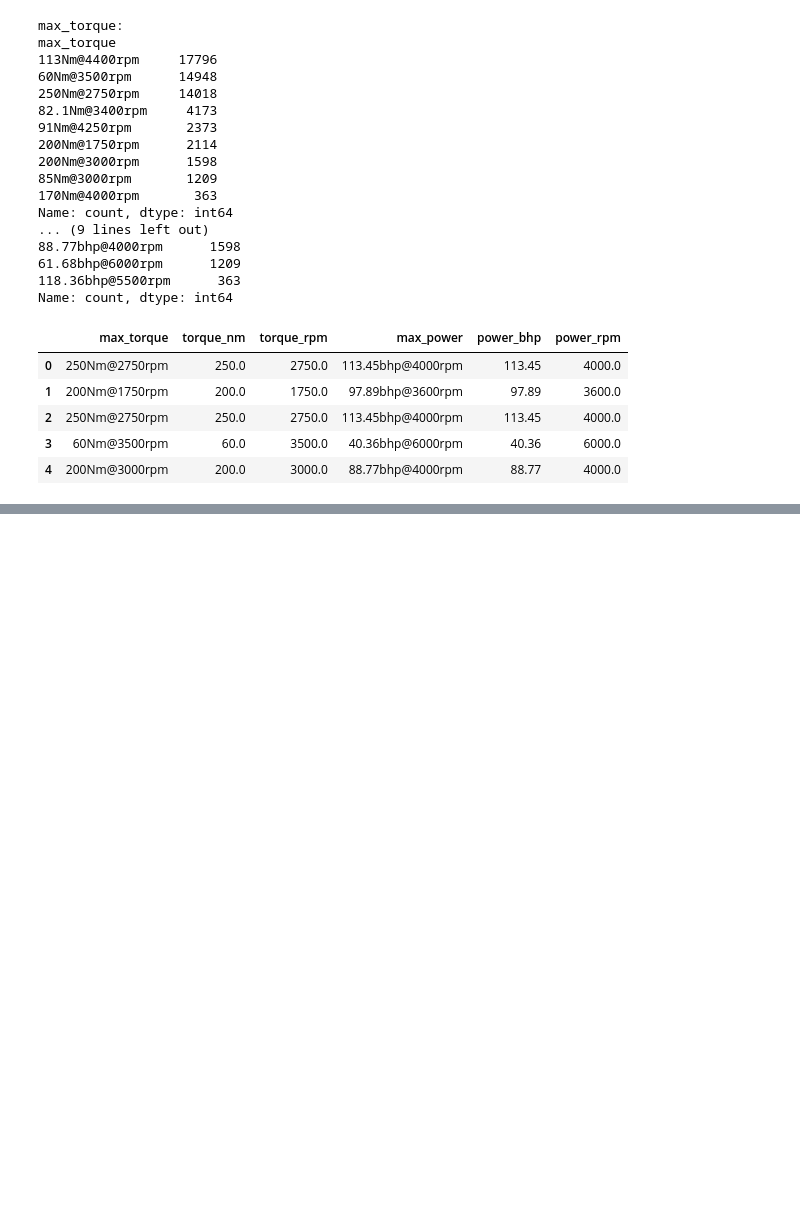
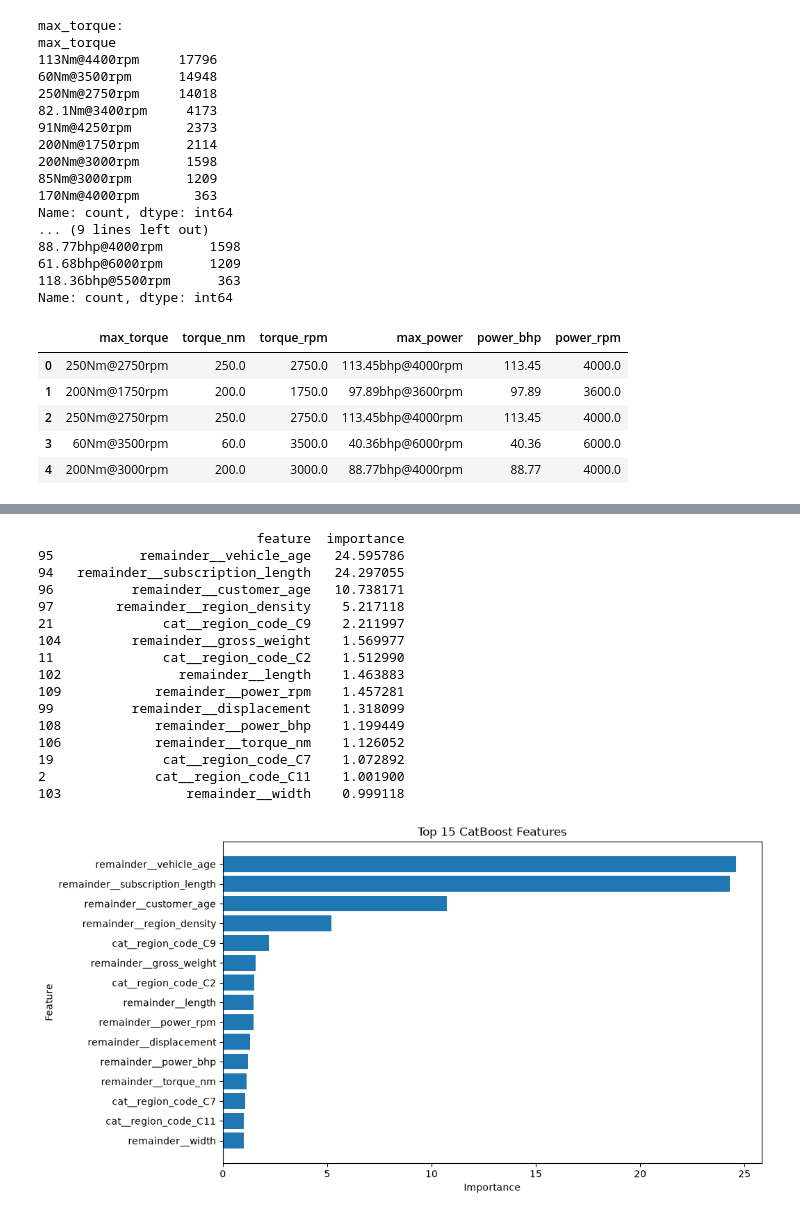
Before and after one commit to priyanshu-sahani-10/PolicyGuard, a Jupyter notebook: ml/insurance_claim_prediction.ipynb, the cells around one changed output, grey strips where cells are left out. Drawn from its saved outputs; the diff is of its cells as text; code cells hidden in the pictures; blank space fills up the shorter version.

```diff
--- a/ml/insurance_claim_prediction.ipynb
+++ b/ml/insurance_claim_prediction.ipynb
@@ -316,0 +335,4 @@ df[[
+# %%
+df = df.drop(columns=["policy_id"])
+
+print("Dataset shape:", df.shape)
@@ -316,0 +456,17 @@ df[[
+# %%
+from catboost import CatBoostClassifier
+
+cat_model = CatBoostClassifier(
+    iterations=300,
+    depth=6,
+    learning_rate=0.05,
+    loss_function="Logloss",
+    eval_metric="AUC",
+    verbose=False,
+    random_seed=42,
+    auto_class_weights="Balanced"
+)
+
+cat_model.fit(X_train_encoded, y_train)
+
+print("CatBoost training completed.")
@@ -316,0 +667,41 @@ df[[
+# %%
+import pandas as pd
+import matplotlib.pyplot as plt
+
+# Get feature names after one-hot encoding
+feature_names = preprocessor.get_feature_names_out()
+
+importance_df = pd.DataFrame({
+    "feature": feature_names,
+    "importance": cat_model.feature_importances_
+}).sort_values("importance", ascending=False)
+
+print(importance_df.head(15))
+
+plt.figure(figsize=(10, 6))
+plt.barh(
+    importance_df.head(15)["feature"][::-1],
+    importance_df.head(15)["importance"][::-1]
+)
+plt.xlabel("Importance")
+plt.ylabel("Feature")
+plt.title("Top 15 CatBoost Features")
+plt.show()
+# %% [output]
+                            feature  importance
+95           remainder__vehicle_age   24.595786
+94   remainder__subscription_length   24.297055
+96          remainder__customer_age   10.738171
+97        remainder__region_density    5.217118
+21              cat__region_code_C9    2.211997
+104         remainder__gross_weight    1.569977
+11              cat__region_code_C2    1.512990
+102               remainder__length    1.463883
+109            remainder__power_rpm    1.457281
+99          remainder__displacement    1.318099
+108            remainder__power_bhp    1.199449
+106            remainder__torque_nm    1.126052
+19              cat__region_code_C7    1.072892
+2              cat__region_code_C11    1.001900
+103                remainder__width    0.999118
+[figure, added]
```
Also changed, not shown: parts of 18 cells of this notebook, 4 other files.
